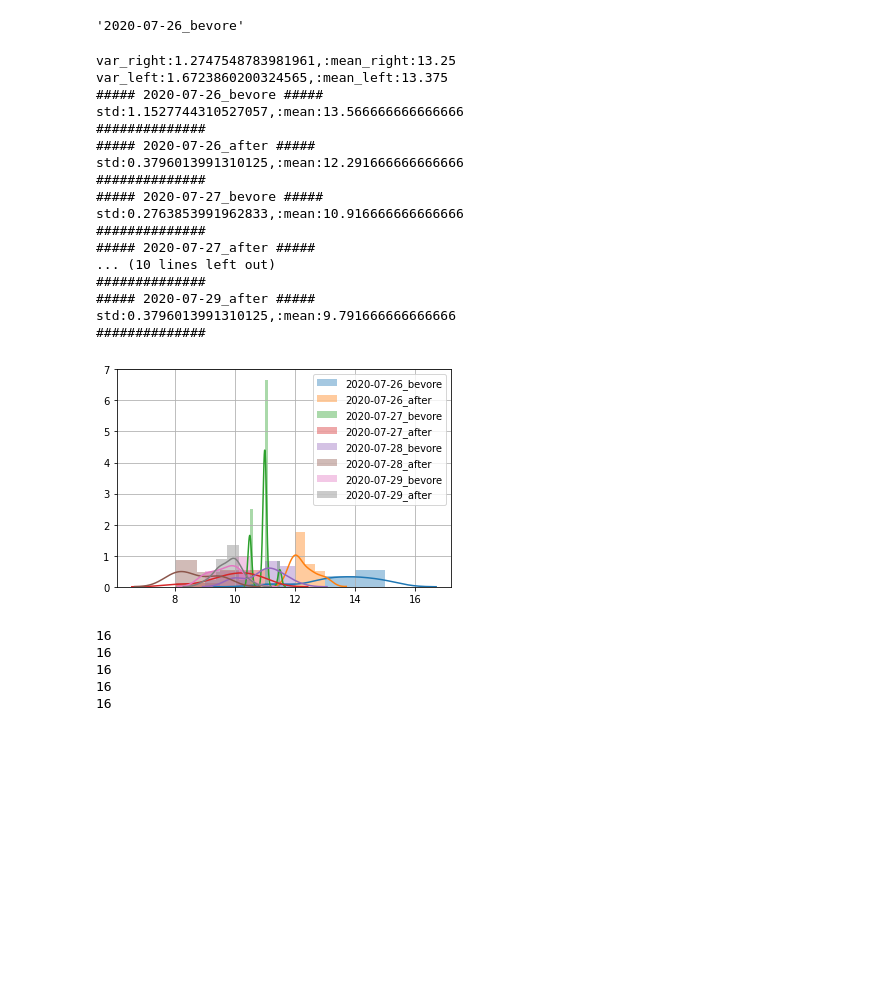
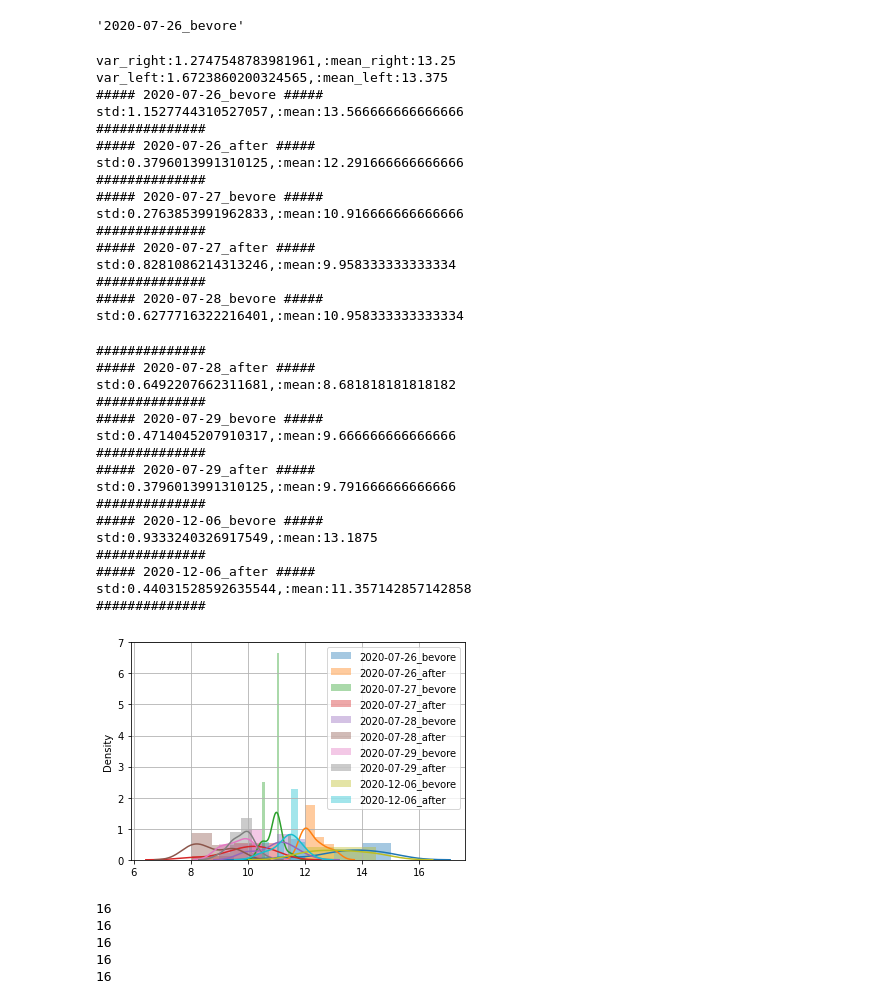
Before and after one commit to gwillig/data_analyse_friends_allergy, a Jupyter notebook: allergy.ipynb, the cells around one changed output. Saved outputs shown, nothing was run; the diff lists cells and outputs as text; code cells hidden in the pictures; blank space fills up the shorter version.

```diff
--- a/allergy.ipynb
+++ b/allergy.ipynb
@@ -417,38 +417,55 @@ gesamt={"2020-07-26_bevore":[14.5,15,15,13,14,13,13,11.5,11,15,14,14,14,13.5,13]
         "2020-07-28_after":[9.5, 8, 9.5, 9.5, 9.5, 8.5, 8.5, 8, 8, 8., 8.5],
         "2020-07-29_bevore":[10, 9, 10, 10.5, 9,10, 10, 9.5, 9.5, 9, 10, 9.5],
         "2020-07-29_after":[10, 10.5, 9.5, 10, 9.5, 10, 9.5, 10,9, 9.5, 10, 10],
+        "2020-12-06_bevore":[13.5,14.5,13.5,14.5,12.5,13,12,12],
+        "2020-12-06_after":[12,11.5,11,10.5,11.5,11.5,11.5],
         }
 mean = np.mean(gesamt["2020-07-26_bevore"])
 std = np.std(gesamt["2020-07-26_bevore"])
 
 for el in list(gesamt.keys()):
   print(f"##### {el} #####")
   print(f"std:{np.std(gesamt[el])},:mean:{np.mean(gesamt[el])}")
   ax = sns.distplot(gesamt[el],label=el)
   print(f"##############")
 plt.legend()
 
 # ax.axvline(35,c="b", linewidth = 3) #add a line to the graph
 plt.show()
 # %% [output]
 var_right:1.2747548783981961,:mean_right:13.25
 var_left:1.6723860200324565,:mean_left:13.375
 ##### 2020-07-26_bevore #####
 std:1.1527744310527057,:mean:13.566666666666666
 ##############
 ##### 2020-07-26_after #####
 std:0.3796013991310125,:mean:12.291666666666666
 ##############
 ##### 2020-07-27_bevore #####
 std:0.2763853991962833,:mean:10.916666666666666
 ##############
 ##### 2020-07-27_after #####
-... (10 lines left out)
+std:0.8281086214313246,:mean:9.958333333333334
 ##############
-##### 2020-07-29_after #####
-std:0.3796013991310125,:mean:9.791666666666666
-##############
+##### 2020-07-28_bevore #####
+std:0.6277716322216401,:mean:10.958333333333334
+##############
+##### 2020-07-28_after #####
+std:0.6492207662311681,:mean:8.681818181818182
+##############
+##### 2020-07-29_bevore #####
+std:0.4714045207910317,:mean:9.666666666666666
+##############
+##### 2020-07-29_after #####
+std:0.3796013991310125,:mean:9.791666666666666
+##############
+##### 2020-12-06_bevore #####
+std:0.9333240326917549,:mean:13.1875
+##############
+##### 2020-12-06_after #####
+std:0.44031528592635544,:mean:11.357142857142858
+##############
-[figure, old version]
+[figure, new version]
 # %%
 from google.colab import files
 gesamt={"2020-07--26-before":[13,12.7,12.5,13,12.5,12.5,  12.3,12.1,12.2,12.6,12.6,12.6,0,0,0,0],
```
